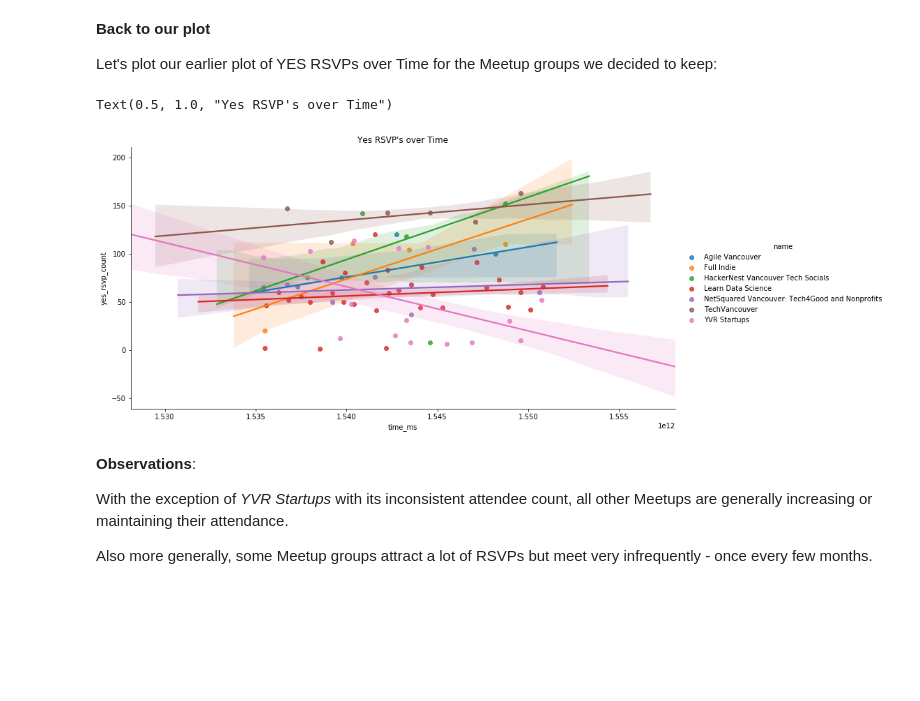
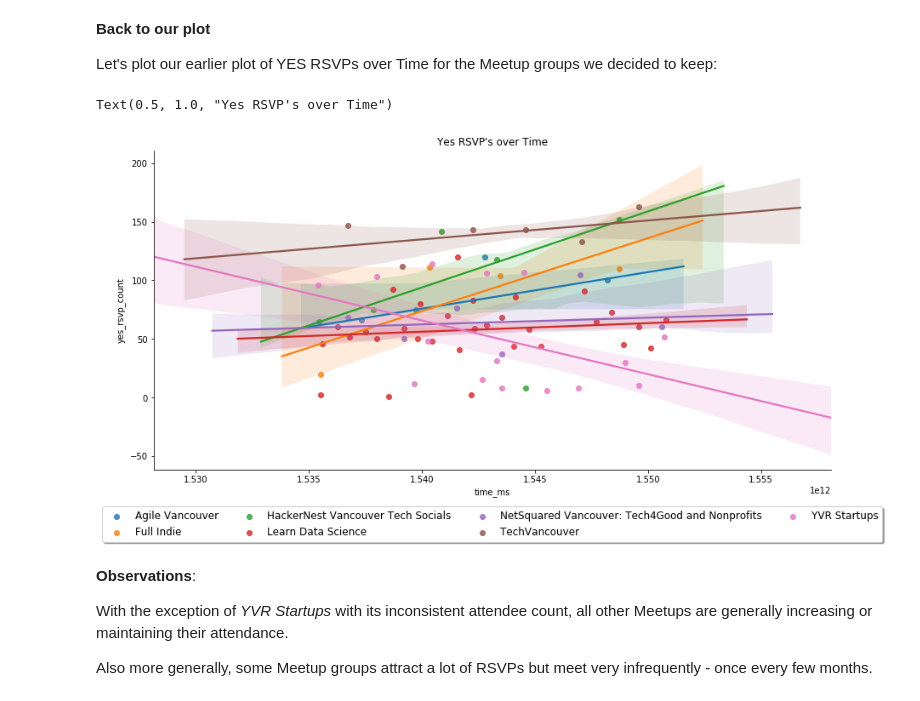
Before and after one commit to johannesgiorgis/ds_challenges, a Jupyter notebook: 01_explore_meetup_api/explore_vancouver_meetups.ipynb, the cells around one changed output. Cells and saved outputs as stored; diff of their text form; code cells hidden in the pictures; blank space fills up the shorter version.

Commit message:
update meetup notebook final events plot - make legend text more legible

```diff
--- a/01_explore_meetup_api/explore_vancouver_meetups.ipynb
+++ b/01_explore_meetup_api/explore_vancouver_meetups.ipynb
@@ -1708,16 +1708,27 @@ Let's plot our earlier plot of YES RSVPs over Time for the Meetup groups we deci
 # %%
 %%capture --no-display
 g = sns.lmplot(
     x="time_ms", y="yes_rsvp_count",
     data=largest_groups_events, hue="name",
     height=6, aspect=2, order=1,
     ci=68,
-    robust=True)
+    robust=True, legend=False)
 
+
+#plt.setp(g._legend.get_texts(), fontsize='13') # for legend text
+#plt.setp(g._legend.get_title(), fontsize='14') # for legend title
+
+plt.legend(loc='upper center',
+           bbox_to_anchor=(0.5, -0.1),
+           prop={'size': 12},
+           fancybox=True,
+           shadow=True,
+           ncol=4
+          )
 plt.title("Yes RSVP's over Time")
 # %% [output]
 Text(0.5, 1.0, "Yes RSVP's over Time")
-[figure, old version]
+[figure, new version]
 # %% [markdown]
 **Observations**:
 
```
Also changed, not shown: parts of 19 cells of this notebook.
